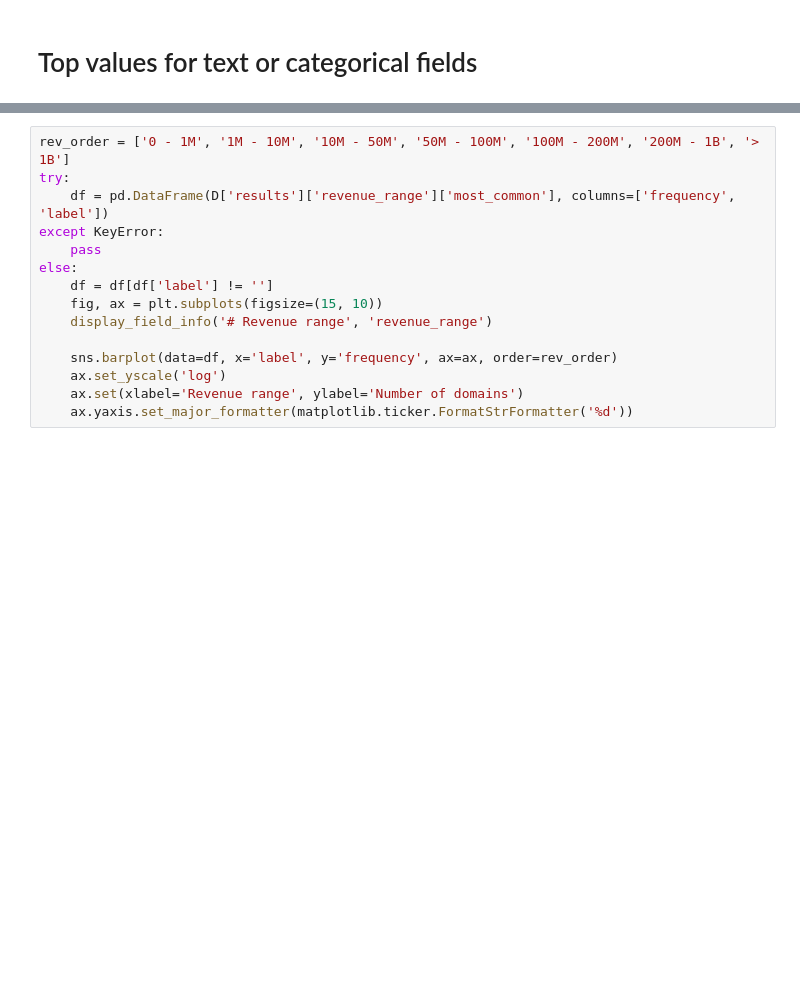
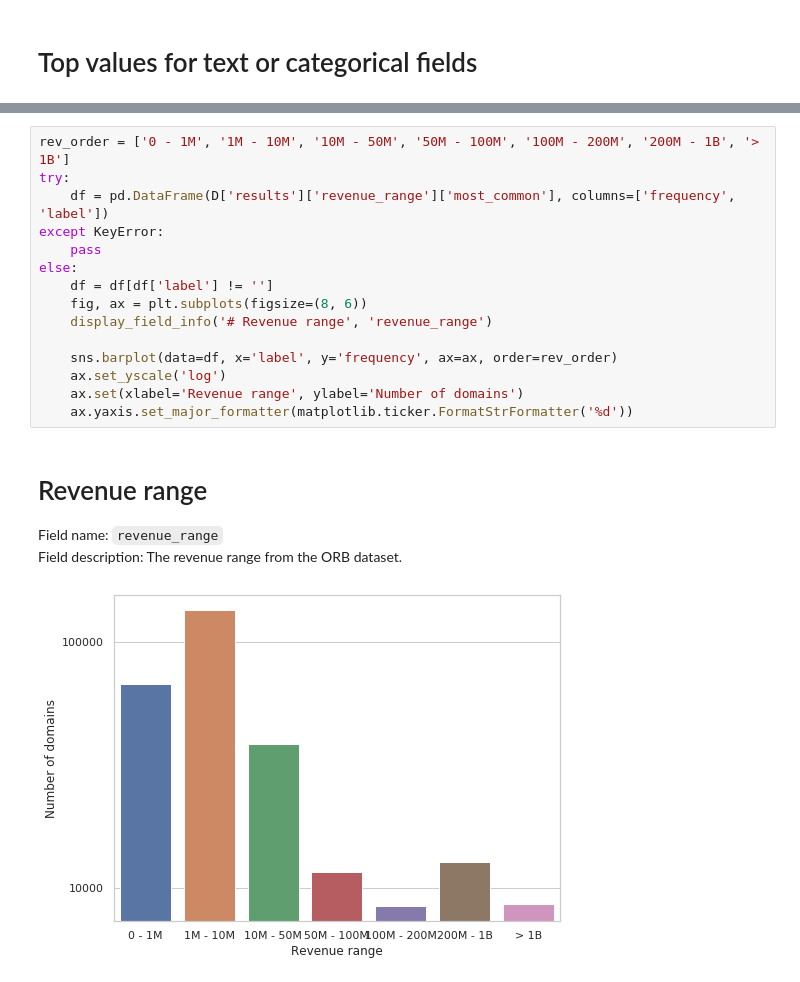
Before and after one commit to ProfoundNetworks/dbi-csvi-demo, a Jupyter notebook: demo.ipynb, the cells around one changed output, grey strips where cells are left out. Drawn from its saved outputs; the diff is of its cells as text; blank space fills up the shorter version.

```diff
--- a/demo.ipynb
+++ b/demo.ipynb
@@ -688,18 +785,24 @@ if country_code_fields:
 # %%
 rev_order = ['0 - 1M', '1M - 10M', '10M - 50M', '50M - 100M', '100M - 200M', '200M - 1B', '> 1B']
 try:
     df = pd.DataFrame(D['results']['revenue_range']['most_common'], columns=['frequency', 'label'])
 except KeyError:
     pass
 else:
     df = df[df['label'] != '']
-    fig, ax = plt.subplots(figsize=(15, 10))
+    fig, ax = plt.subplots(figsize=(8, 6))
     display_field_info('# Revenue range', 'revenue_range')
 
     sns.barplot(data=df, x='label', y='frequency', ax=ax, order=rev_order)
     ax.set_yscale('log')
     ax.set(xlabel='Revenue range', ylabel='Number of domains')
     ax.yaxis.set_major_formatter(matplotlib.ticker.FormatStrFormatter('%d'))
+# %% [output]
+# Revenue range
+
+Field name: `revenue_range`
+Field description: The revenue range from the ORB dataset.
+[figure, added]
 # %%
 employee_order = [
     '1 - 10', '10 - 50', '50 - 200', '200 - 500',
```
Also changed, not shown: parts of 28 cells of this notebook.
